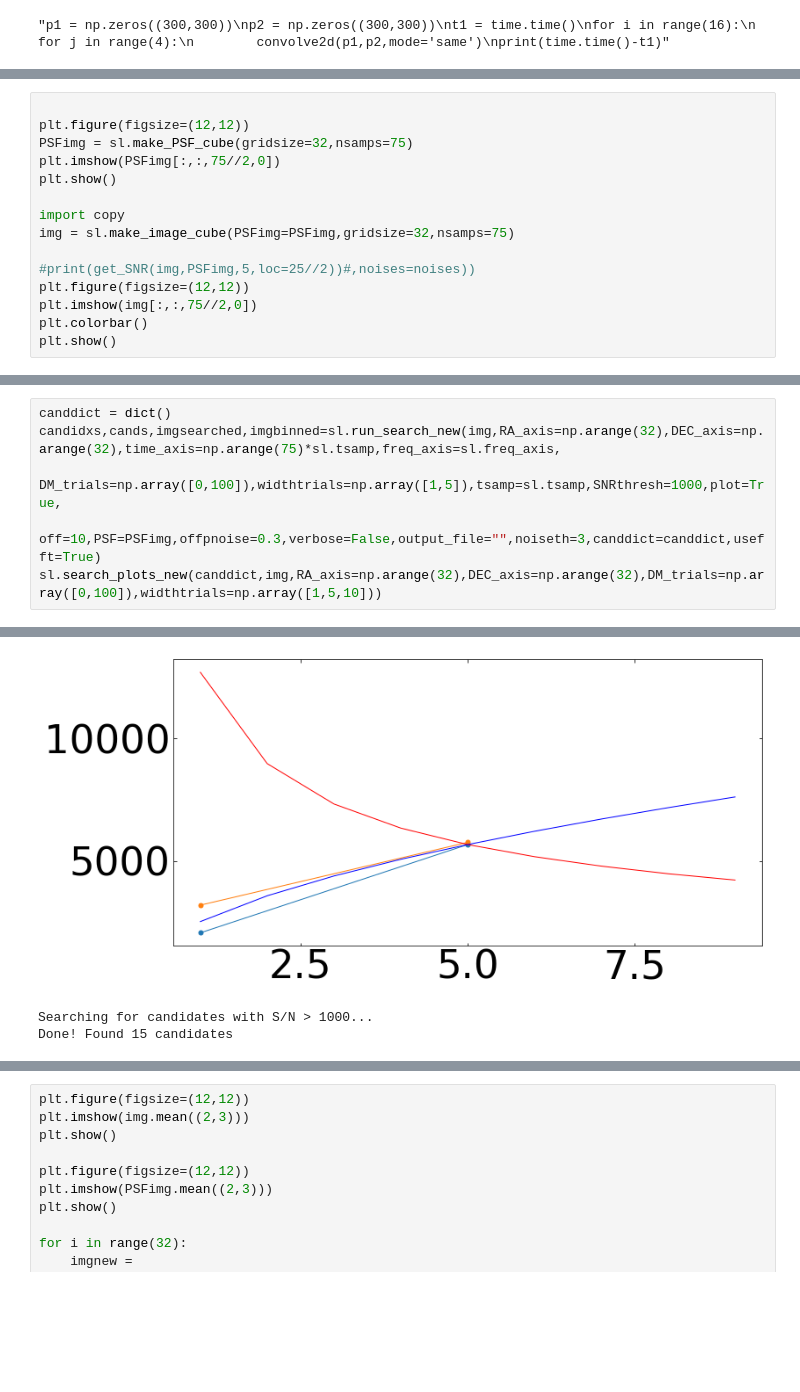
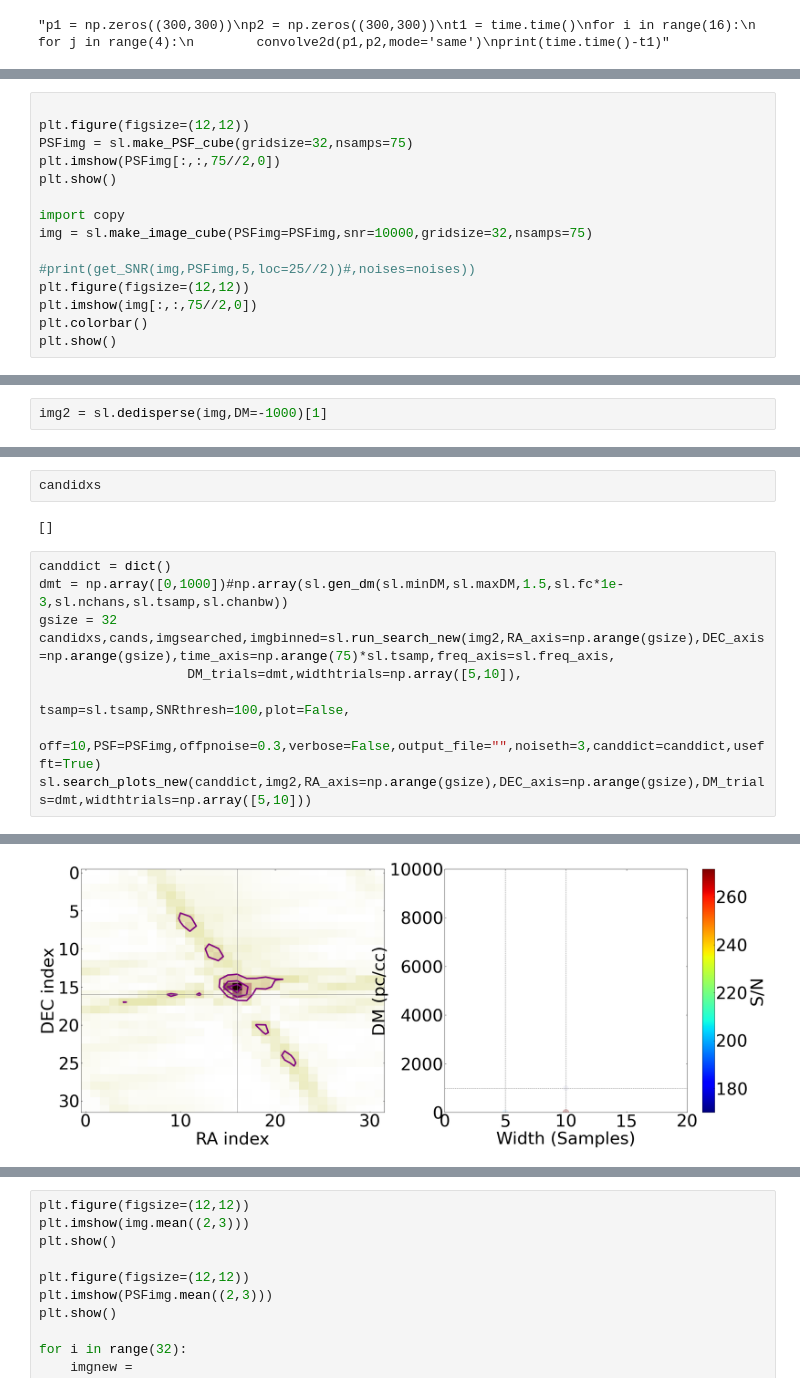
Before and after one commit to dsa110/dsa110-nsfrb, a Jupyter notebook: scripts/SearchAlgorithmTuning_V1.ipynb, the cells around one changed output, grey strips where cells are left out. Saved outputs shown, nothing was run; the diff lists cells and outputs as text; blank space fills up the shorter version.

```diff
--- a/scripts/SearchAlgorithmTuning_V1.ipynb
+++ b/scripts/SearchAlgorithmTuning_V1.ipynb
@@ -832,7 +836,7 @@ plt.imshow(PSFimg[:,:,75//2,0])
 plt.show()
 
 import copy
-img = sl.make_image_cube(PSFimg=PSFimg,gridsize=32,nsamps=75)
+img = sl.make_image_cube(PSFimg=PSFimg,snr=10000,gridsize=32,nsamps=75)
 
 #print(get_SNR(img,PSFimg,5,loc=25//2))#,noises=noises))
 plt.figure(figsize=(12,12))
@@ -854,0 +849,2 @@ plt.show()
+# %%
+img2 = sl.dedisperse(img,DM=-1000)[1]
@@ -855,8 +903,15 @@ plt.show()
+# %%
+candidxs
+# %% [output]
+[]
 # %%
 canddict = dict()
-candidxs,cands,imgsearched,imgbinned=sl.run_search_new(img,RA_axis=np.arange(32),DEC_axis=np.arange(32),time_axis=np.arange(75)*sl.tsamp,freq_axis=sl.freq_axis,
-                   DM_trials=np.array([0,100]),widthtrials=np.array([1,5]),tsamp=sl.tsamp,SNRthresh=1000,plot=True,
+dmt = np.array([0,1000])#np.array(sl.gen_dm(sl.minDM,sl.maxDM,1.5,sl.fc*1e-3,sl.nchans,sl.tsamp,sl.chanbw))
+gsize = 32
+candidxs,cands,imgsearched,imgbinned=sl.run_search_new(img2,RA_axis=np.arange(gsize),DEC_axis=np.arange(gsize),time_axis=np.arange(75)*sl.tsamp,freq_axis=sl.freq_axis,
+                   DM_trials=dmt,widthtrials=np.array([5,10]),
+                                                       tsamp=sl.tsamp,SNRthresh=100,plot=False,
                    off=10,PSF=PSFimg,offpnoise=0.3,verbose=False,output_file="",noiseth=3,canddict=canddict,usefft=True)
-sl.search_plots_new(canddict,img,RA_axis=np.arange(32),DEC_axis=np.arange(32),DM_trials=np.array([0,100]),widthtrials=np.array([1,5,10]))
+sl.search_plots_new(canddict,img2,RA_axis=np.arange(gsize),DEC_axis=np.arange(gsize),DM_trials=dmt,widthtrials=np.array([5,10]))
 # %% [output]
 Starting dedispersion with 2 trials...
@@ -869,3 +934 @@ Done!
-[figure, old version]
+[figure, new version]
-Searching for candidates with S/N > 1000...
-Done! Found 15 candidates
```
Also changed, not shown: parts of 19 cells of this notebook, 4 other files.
